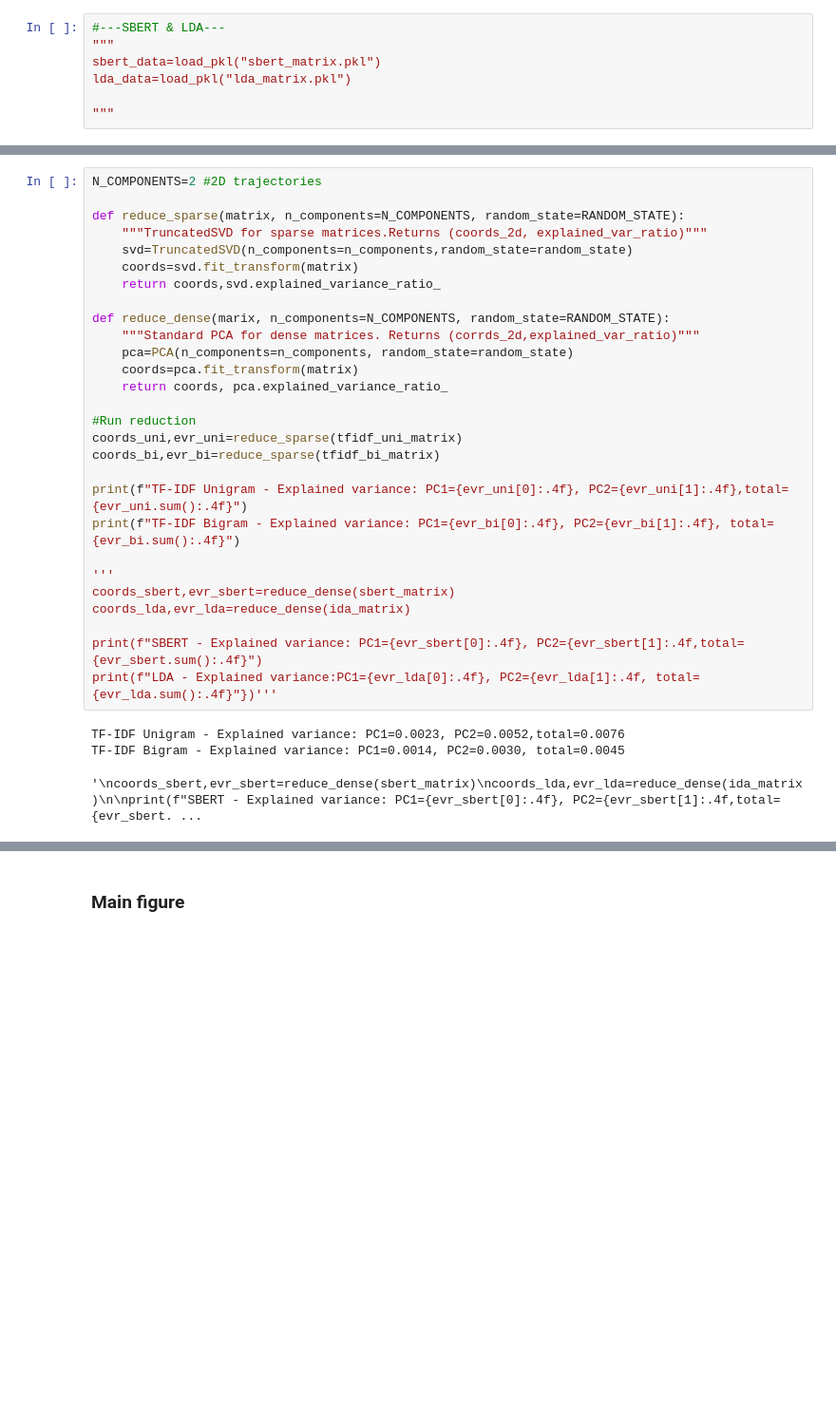
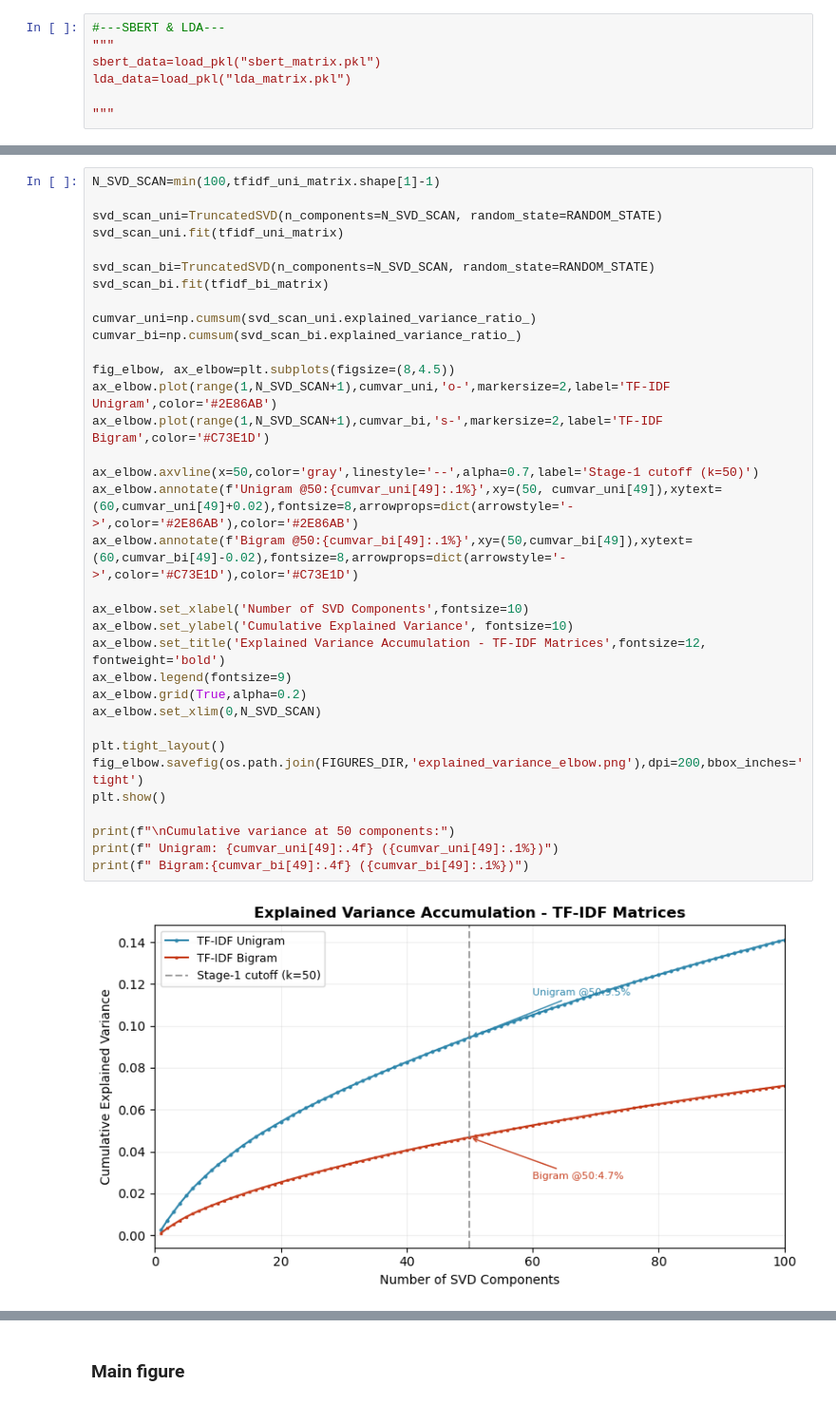
Before and after one commit to guruanand20/nlp-corpus-analysis, a Jupyter notebook: notebooks/03_pca_trajectory.ipynb, the cells around one changed output, grey strips where cells are left out. Shown at 95% size. Cells and saved outputs as stored; diff of their text form; blank space fills up the shorter version.

Commit message:
Chang: upgrade to two-stage PCA, add UMAP and quantitative era analysis

```diff
--- a/notebooks/03_pca_trajectory.ipynb
+++ b/notebooks/03_pca_trajectory.ipynb
@@ -97,32 +80,36 @@ lda_data=load_pkl("lda_matrix.pkl")
-# %%
-N_COMPONENTS=2 #2D trajectories
-
-def reduce_sparse(matrix, n_components=N_COMPONENTS, random_state=RANDOM_STATE):
-    """TruncatedSVD for sparse matrices.Returns (coords_2d, explained_var_ratio)"""
-    svd=TruncatedSVD(n_components=n_components,random_state=random_state)
-    coords=svd.fit_transform(matrix)
-    return coords,svd.explained_variance_ratio_
-
-def reduce_dense(marix, n_components=N_COMPONENTS, random_state=RANDOM_STATE):
-    """Standard PCA for dense matrices. Returns (corrds_2d,explained_var_ratio)"""
-    pca=PCA(n_components=n_components, random_state=random_state)
-    coords=pca.fit_transform(matrix)
-    return coords, pca.explained_variance_ratio_
-
-#Run reduction
-coords_uni,evr_uni=reduce_sparse(tfidf_uni_matrix)
-coords_bi,evr_bi=reduce_sparse(tfidf_bi_matrix)
-
-print(f"TF-IDF Unigram - Explained variance: PC1={evr_uni[0]:.4f}, PC2={evr_uni[1]:.4f},total={evr_uni.sum():.4f}")
-print(f"TF-IDF Bigram - Explained variance: PC1={evr_bi[0]:.4f}, PC2={evr_bi[1]:.4f}, total={evr_bi.sum():.4f}")
-
-'''
-coords_sbert,evr_sbert=reduce_dense(sbert_matrix)
-coords_lda,evr_lda=reduce_dense(ida_matrix)
-
-print(f"SBERT - Explained variance: PC1={evr_sbert[0]:.4f}, PC2={evr_sbert[1]:.4f,total={evr_sbert.sum():.4f}")
-print(f"LDA - Explained variance:PC1={evr_lda[0]:.4f}, PC2={evr_lda[1]:.4f, total={evr_lda.sum():.4f}"})'''
-# %% [output]
-TF-IDF Unigram - Explained variance: PC1=0.0023, PC2=0.0052,total=0.0076
-TF-IDF Bigram - Explained variance: PC1=0.0014, PC2=0.0030, total=0.0045
-'\ncoords_sbert,evr_sbert=reduce_dense(sbert_matrix)\ncoords_lda,evr_lda=reduce_dense(ida_matrix)\n\nprint(f"SBERT - Explained variance: PC1={evr_sbert[0]:.4f}, PC2={evr_sbert[1]:.4f,total={evr_sbert. ...
+# %%
+N_SVD_SCAN=min(100,tfidf_uni_matrix.shape[1]-1)
+
+svd_scan_uni=TruncatedSVD(n_components=N_SVD_SCAN, random_state=RANDOM_STATE)
+svd_scan_uni.fit(tfidf_uni_matrix)
+
+svd_scan_bi=TruncatedSVD(n_components=N_SVD_SCAN, random_state=RANDOM_STATE)
+svd_scan_bi.fit(tfidf_bi_matrix)
+
+cumvar_uni=np.cumsum(svd_scan_uni.explained_variance_ratio_)
+cumvar_bi=np.cumsum(svd_scan_bi.explained_variance_ratio_)
+
+fig_elbow, ax_elbow=plt.subplots(figsize=(8,4.5))
+ax_elbow.plot(range(1,N_SVD_SCAN+1),cumvar_uni,'o-',markersize=2,label='TF-IDF Unigram',color='#2E86AB')
+ax_elbow.plot(range(1,N_SVD_SCAN+1),cumvar_bi,'s-',markersize=2,label='TF-IDF Bigram',color='#C73E1D')
+
+ax_elbow.axvline(x=50,color='gray',linestyle='--',alpha=0.7,label='Stage-1 cutoff (k=50)')
+ax_elbow.annotate(f'Unigram @50:{cumvar_uni[49]:.1%}',xy=(50, cumvar_uni[49]),xytext=(60,cumvar_uni[49]+0.02),fontsize=8,arrowprops=dict(arrowstyle='->',color='#2E86AB'),color='#2E86AB')
+ax_elbow.annotate(f'Bigram @50:{cumvar_bi[49]:.1%}',xy=(50,cumvar_bi[49]),xytext=(60,cumvar_bi[49]-0.02),fontsize=8,arrowprops=dict(arrowstyle='->',color='#C73E1D'),color='#C73E1D')
+
+ax_elbow.set_xlabel('Number of SVD Components',fontsize=10)
+ax_elbow.set_ylabel('Cumulative Explained Variance', fontsize=10)
+ax_elbow.set_title('Explained Variance Accumulation - TF-IDF Matrices',fontsize=12, fontweight='bold')
+ax_elbow.legend(fontsize=9)
+ax_elbow.grid(True,alpha=0.2)
+ax_elbow.set_xlim(0,N_SVD_SCAN)
+
+plt.tight_layout()
+fig_elbow.savefig(os.path.join(FIGURES_DIR,'explained_variance_elbow.png'),dpi=200,bbox_inches='tight')
+plt.show()
+
+print(f"\nCumulative variance at 50 components:")
+print(f" Unigram: {cumvar_uni[49]:.4f} ({cumvar_uni[49]:.1%})")
+print(f" Bigram:{cumvar_bi[49]:.4f} ({cumvar_bi[49]:.1%})")
+# %% [output]
+[figure, added]
```
Also changed, not shown: parts of 22 cells of this notebook, 5 other files.
